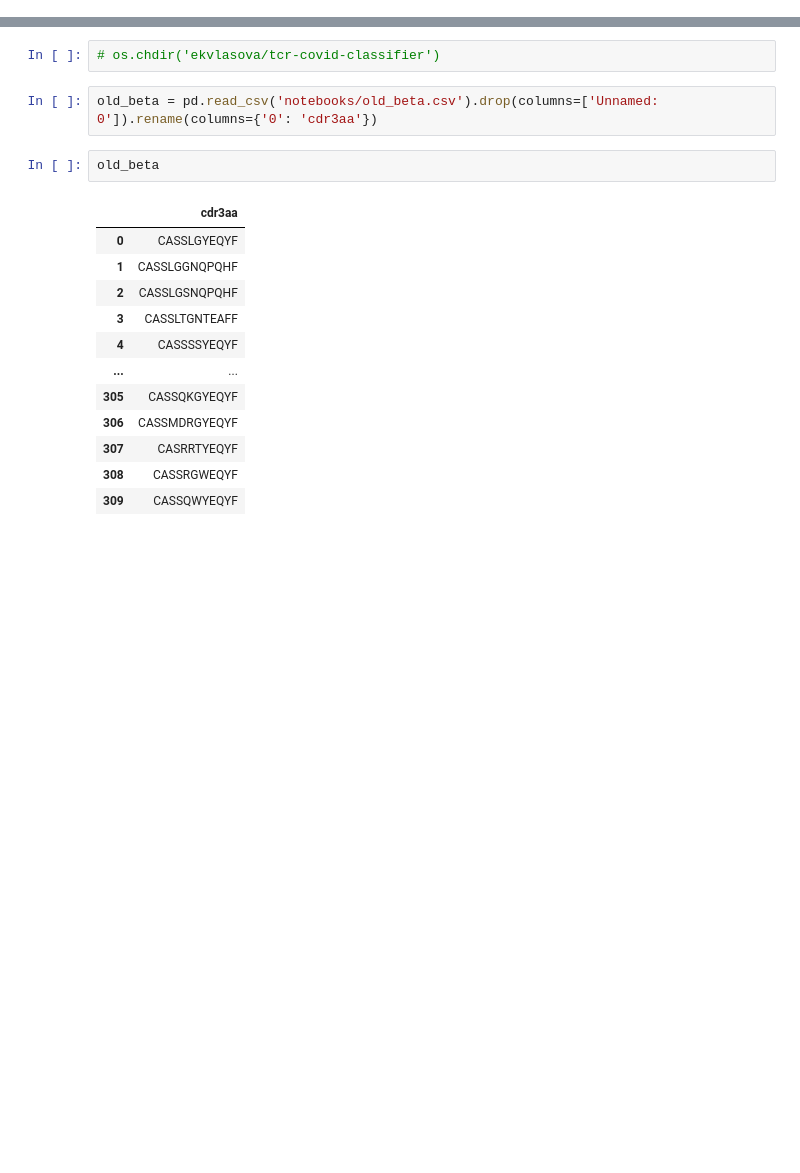
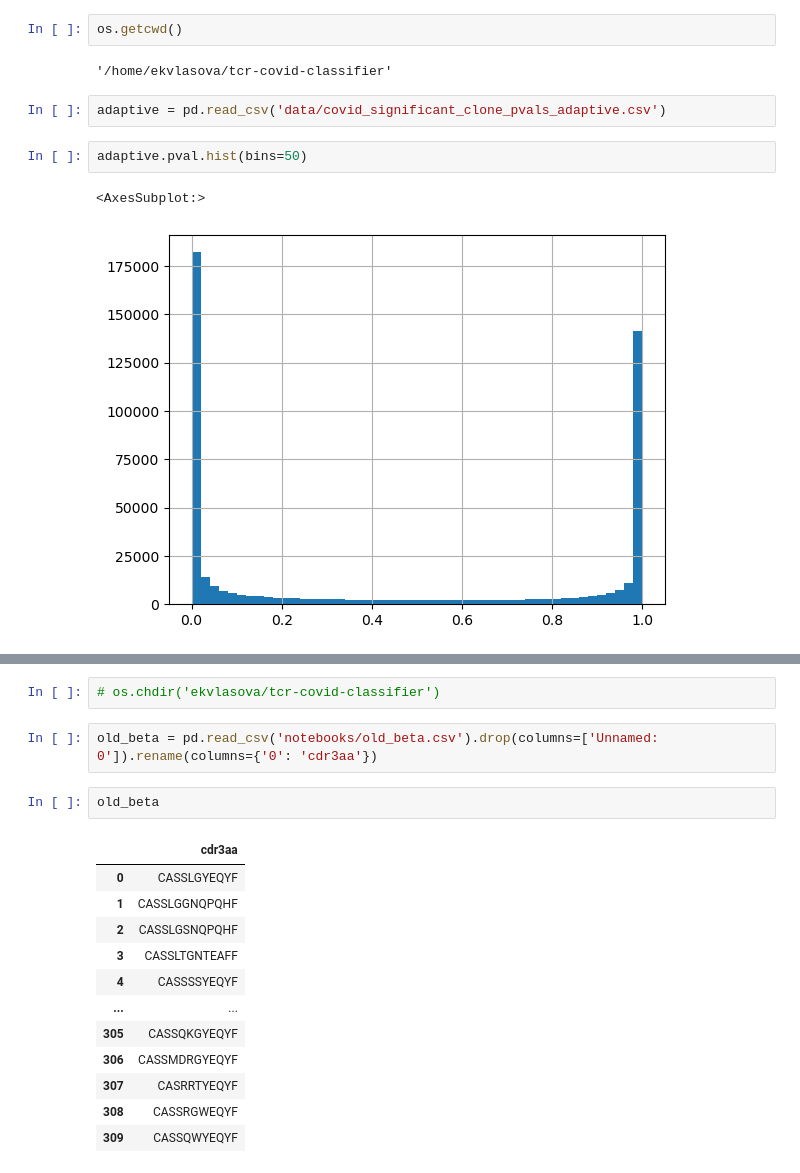
Before and after one commit to antigenomics/tcr-covid-classifier, a Jupyter notebook: notebooks/pvals_analysis.ipynb, the cells around one changed output, grey strips where cells are left out. Cells and saved outputs as stored; diff of their text form; blank space fills up the shorter version.

```diff
--- a/notebooks/pvals_analysis.ipynb
+++ b/notebooks/pvals_analysis.ipynb
@@ -30,3 +30,14 @@ imported_module = importlib.import_module("utils.clustering_utils")
 importlib.reload(imported_module)
 # %% [output]
 <module 'utils.clustering_utils' from '/home/ekvlasova/tcr-covid-classifier/utils/clustering_utils.py'>
+# %%
+os.getcwd()
+# %% [output]
+'/home/ekvlasova/tcr-covid-classifier'
+# %%
+adaptive = pd.read_csv('data/covid_significant_clone_pvals_adaptive.csv')
+# %%
+adaptive.pval.hist(bins=50)
+# %% [output]
+<AxesSubplot:>
+[figure, added]
```
Also changed, not shown: parts of 56 cells of this notebook, 36 other files.
